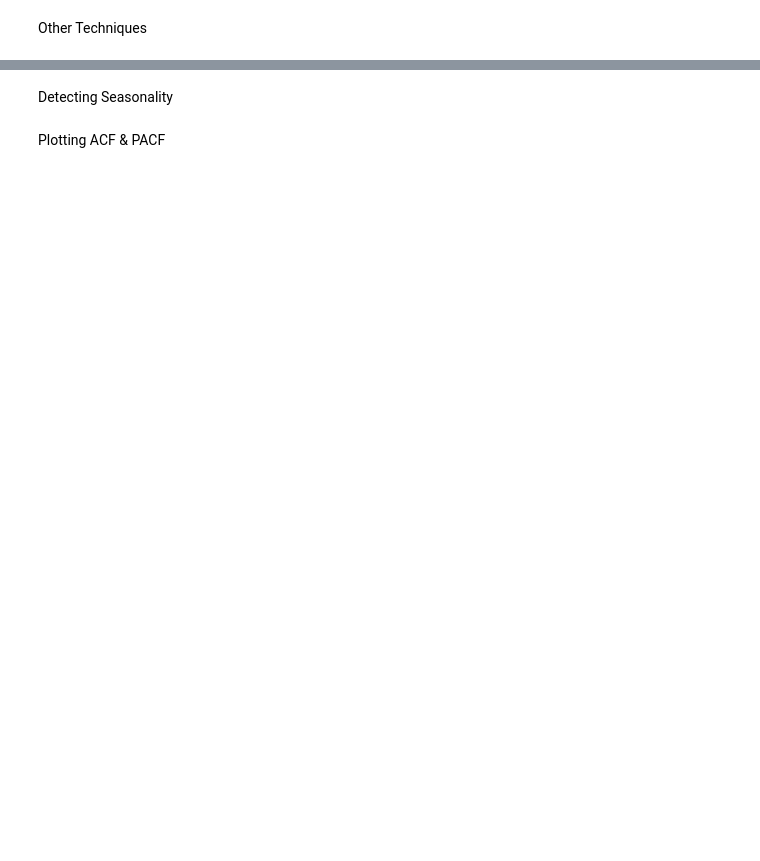
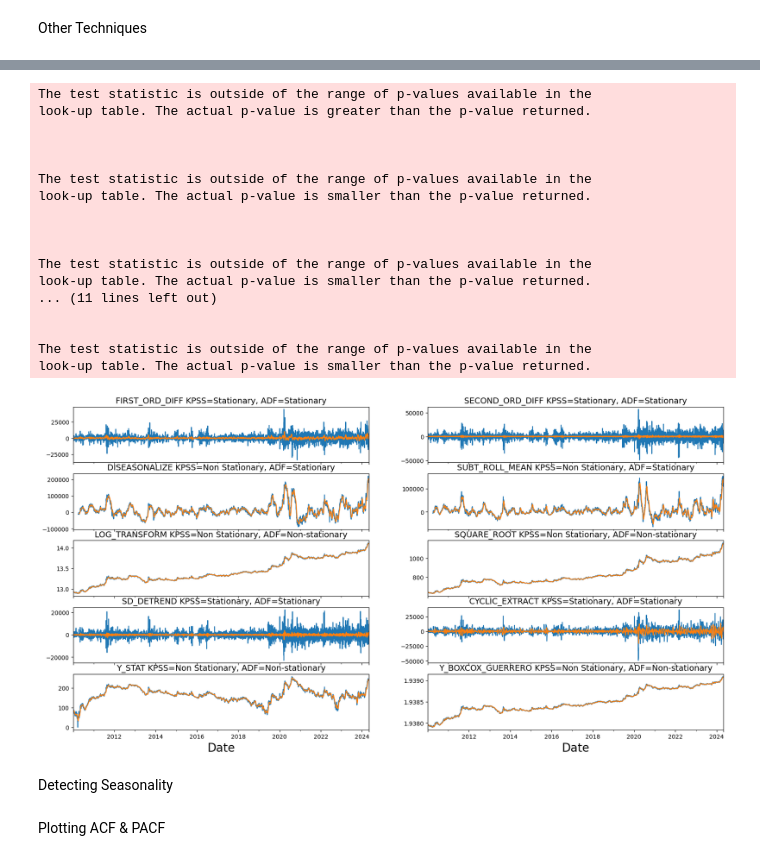
Before and after one commit to fahmiam2/antam-gold-forecasting, a Jupyter notebook: exploratory-data-analysis/notebooks/NB2_Initial_Exploration_Daily.ipynb, the cells around one changed output, grey strips where cells are left out. Saved outputs shown, nothing was run; the diff lists cells and outputs as text; code cells hidden in the pictures; blank space fills up the shorter version.

```diff
--- a/exploratory-data-analysis/notebooks/NB2_Initial_Exploration_Daily.ipynb
+++ b/exploratory-data-analysis/notebooks/NB2_Initial_Exploration_Daily.ipynb
@@ -428,38 +452,57 @@ print(f"White Test for Heteroscedasticity: {hetero_res.heteroscedastic} with a p
 # %%
 # using first order differencing (detrending)
-first_ord_diff = ts.diff().dropna()
+first_ord_diff = data2_cleaned.diff().dropna()
 
 # using second order differencing
-second_ord_diff = ts.diff().diff().dropna()
+second_ord_diff = data2_cleaned.diff().diff().dropna()
 
 # differencing to remove seasonality
-diseasonalize = ts.diff(12).dropna()
+diseasonalize = data2_cleaned.diff(90).dropna()
 
 # using rolling mean
-rolling_mean = ts.rolling(window=72).mean()
-subt_roll_mean = ts - rolling_mean
+rolling_mean = data2_cleaned.rolling(window=90).mean()
+subt_roll_mean = data2_cleaned - rolling_mean
 
 # log transform
-log_transform = np.log(ts)
+log_transform = np.log(data2_cleaned)
 
 # Square root transform
-square_root = np.sqrt(ts)
+square_root = np.sqrt(data2_cleaned)
 
 # using seasonal_decompose to remove trend
-decomp = seasonal_decompose(ts)
+decomp = seasonal_decompose(data2_cleaned)
 sd_detrend = (decomp.observed - decomp.trend)
 
 # using hp_filter
-cyclic_extract, trend = hpfilter(ts)
+cyclic_extract, trend = hpfilter(data2_cleaned)
 
 # combine the methods into a list
 methods = [first_ord_diff, second_ord_diff,
            diseasonalize, subt_roll_mean,
            log_transform, square_root,
            sd_detrend, cyclic_extract,
            y_stat, y_boxcox_guerrero]
 
 plot = plot_comparison(methods)
+# %% [output]
+The test statistic is outside of the range of p-values available in the
+look-up table. The actual p-value is greater than the p-value returned.
+
+
+
+The test statistic is outside of the range of p-values available in the
+look-up table. The actual p-value is smaller than the p-value returned.
+
+
+
+The test statistic is outside of the range of p-values available in the
+look-up table. The actual p-value is smaller than the p-value returned.
+... (11 lines left out)
+
+
+The test statistic is outside of the range of p-values available in the
+look-up table. The actual p-value is smaller than the p-value returned.
+[figure, added]
 # %% [markdown]
 Detecting Seasonality
 # %% [markdown]
```
Also changed, not shown: parts of 13 cells of this notebook.
